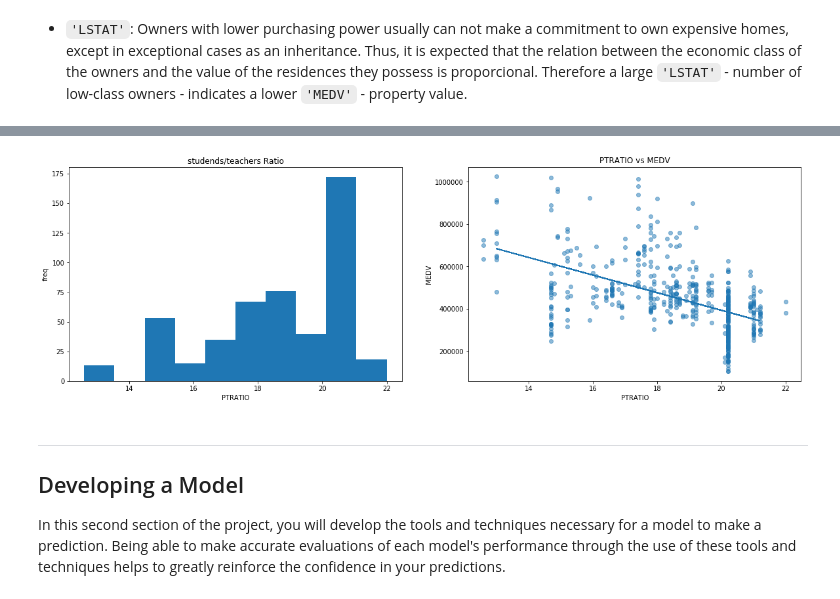
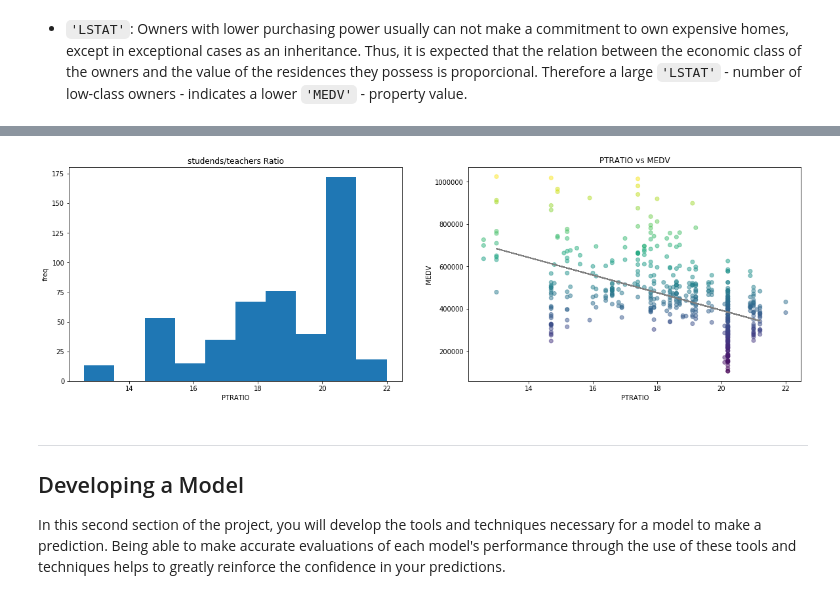
Before and after one commit to rubentrancoso/udacity-mlaif-bostonhousing, a Jupyter notebook: boston_housing.ipynb, the cells around one changed output, grey strips where cells are left out. Cells and saved outputs as stored; diff of their text form; code cells hidden in the pictures.

```diff
--- a/boston_housing.ipynb
+++ b/boston_housing.ipynb
@@ -192,25 +192,25 @@ plt.show()
 # %%
 plt.subplots(1, 2, figsize=(20, 6))
 
 plt.subplot(1, 2, 1)
 plt.hist(data['PTRATIO'], bins = 10)
 plt.title("studends/teachers Ratio")
 plt.xlabel("PTRATIO")
 plt.ylabel("freq")
 
 lr = LinearRegression()
-X_train, X_test, y_train, y_test = train_test_split(data[['PTRATIO']][:], data['MEDV'], test_size=0.20, random_state=0)
+X_train, X_test, y_train, y_test = train_test_split(data[['PTRATIO']][:], data['MEDV'], test_size=.2, random_state=0)
 lr.fit(X_train, y_train)
 
 plt.subplot(1, 2, 2)
-plt.scatter(data['PTRATIO'], data['MEDV'], alpha=0.5)
+plt.scatter(data['PTRATIO'], data['MEDV'], alpha=0.5, c=prices)
 plt.title('PTRATIO vs MEDV')
 plt.xlabel('PTRATIO')
 plt.ylabel('MEDV')
-plt.plot(X_test, lr.predict(X_test))
+plt.plot(X_test, lr.predict(X_test), color='grey')
 plt.show()
 # %% [output]
-[figure, old version]
+[figure, new version]
 # %% [markdown]
 ----
 
```
Also changed, not shown: parts of 6 cells of this notebook.
